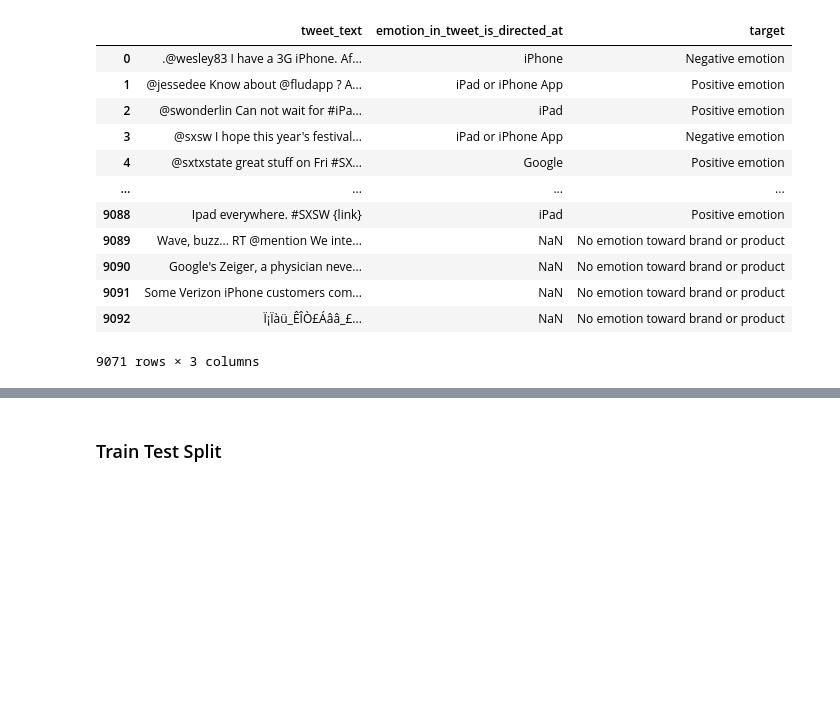
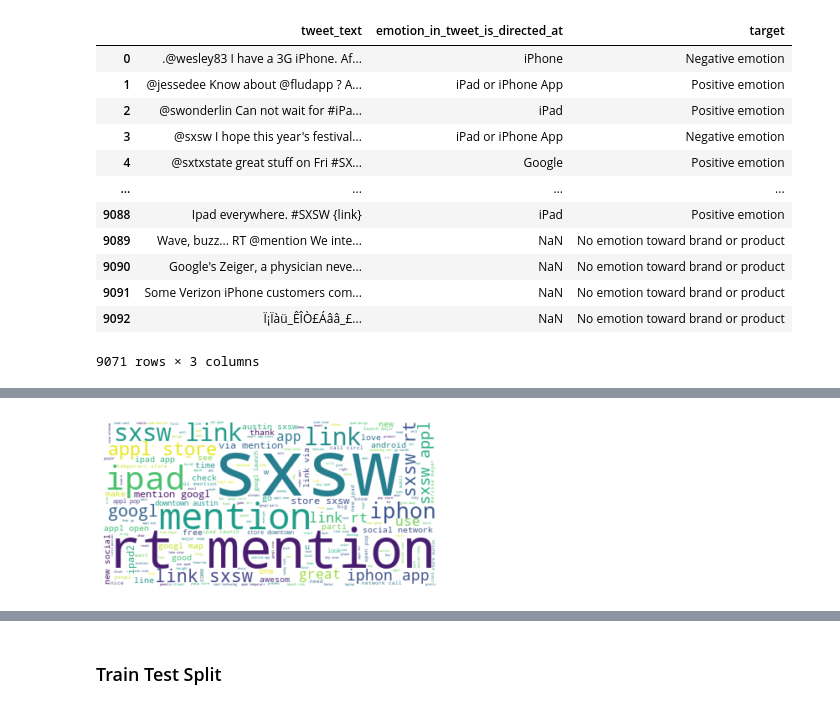
Before and after one commit to raylinsoriano/NLP_project, a Jupyter notebook: Individual Notebooks/Raylin's Notebook.ipynb, the cells around one changed output, grey strips where cells are left out. Drawn from its saved outputs; the diff is of its cells as text; code cells hidden in the pictures; blank space fills up the shorter version.

```diff
--- a/Individual Notebooks/Raylin's Notebook.ipynb
+++ b/Individual Notebooks/Raylin's Notebook.ipynb
@@ -312,0 +163,2 @@ plt.show()
+# %%
+sw = stopwords.words('english')
@@ -312,0 +254,10 @@ plt.show()
+# %%
+pos_text = df['tokenized'].loc[df['target'] == 'Positive emotion'].tolist()
+pos_text = ' '.join(pos_text).lower()
+# %%
+positive_word= WordCloud(stopwords=stopwords, background_color="white").generate(pos_text)
+plt.imshow(positive_word, interpolation='bilinear')
+plt.axis("off")
+plt.show()
+# %% [output]
+[figure, added]
```
Also changed, not shown: parts of 120 cells of this notebook.
